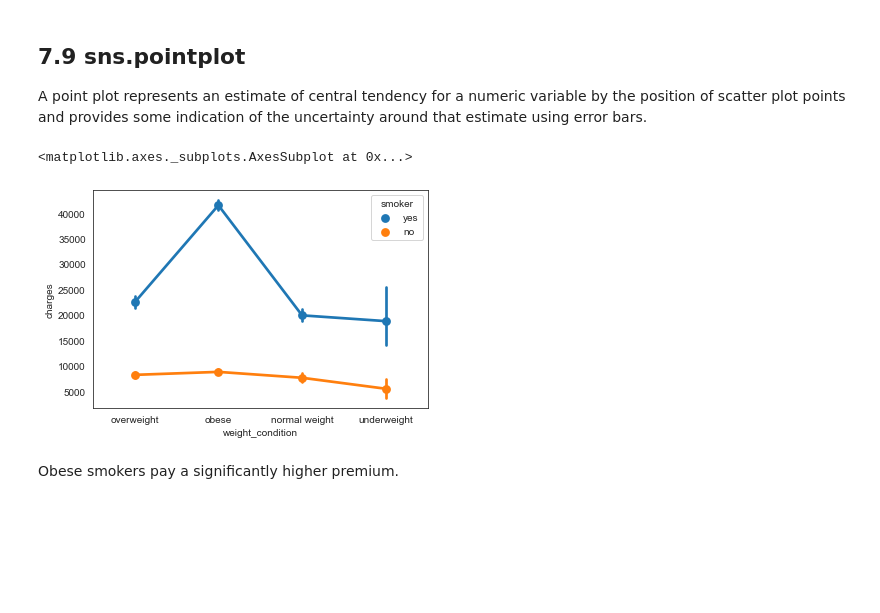
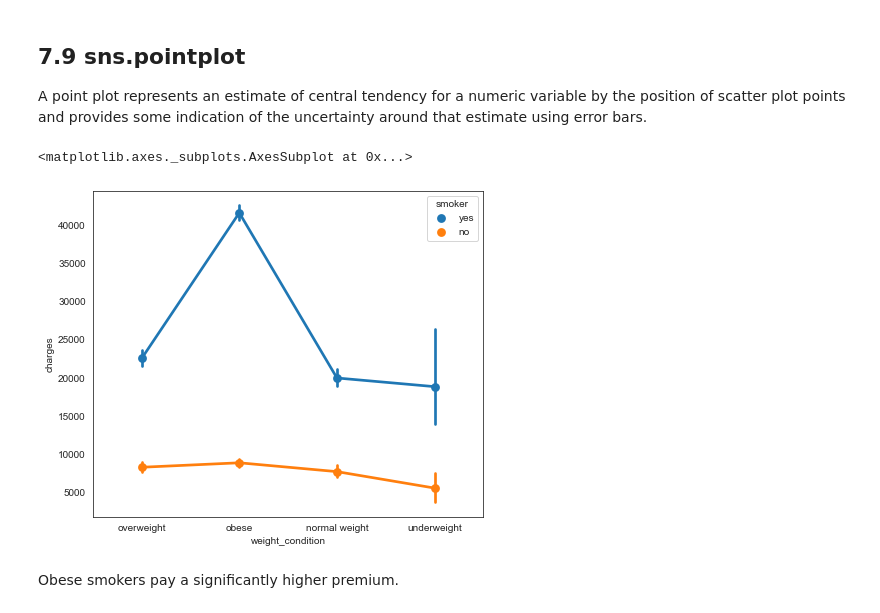
Before and after one commit to chongjason914/seaborn-tutorial, a Jupyter notebook: insurance-data-visualisation.ipynb, the cells around one changed output. Cells and saved outputs as stored; diff of their text form; code cells hidden in the pictures; blank space fills up the shorter version.

```diff
--- a/insurance-data-visualisation.ipynb
+++ b/insurance-data-visualisation.ipynb
@@ -625,10 +628,11 @@ sns.despine(left = True)
 A point plot represents an estimate of central tendency for a numeric variable by the position of scatter plot points and provides some indication of the uncertainty around that estimate using error bars.
 # %%
 sns.set_style('white')
+plt.figure(figsize = (7, 6))
 sns.pointplot(x = 'weight_condition', y = 'charges', hue = 'smoker', data = data)
 # %% [output]
 <matplotlib.axes._subplots.AxesSubplot at 0x...>
-[figure, old version]
+[figure, new version]
 # %% [markdown]
 Obese smokers pay a significantly higher premium.
 # %% [markdown]
```
Also changed, not shown: parts of 4 cells of this notebook.
